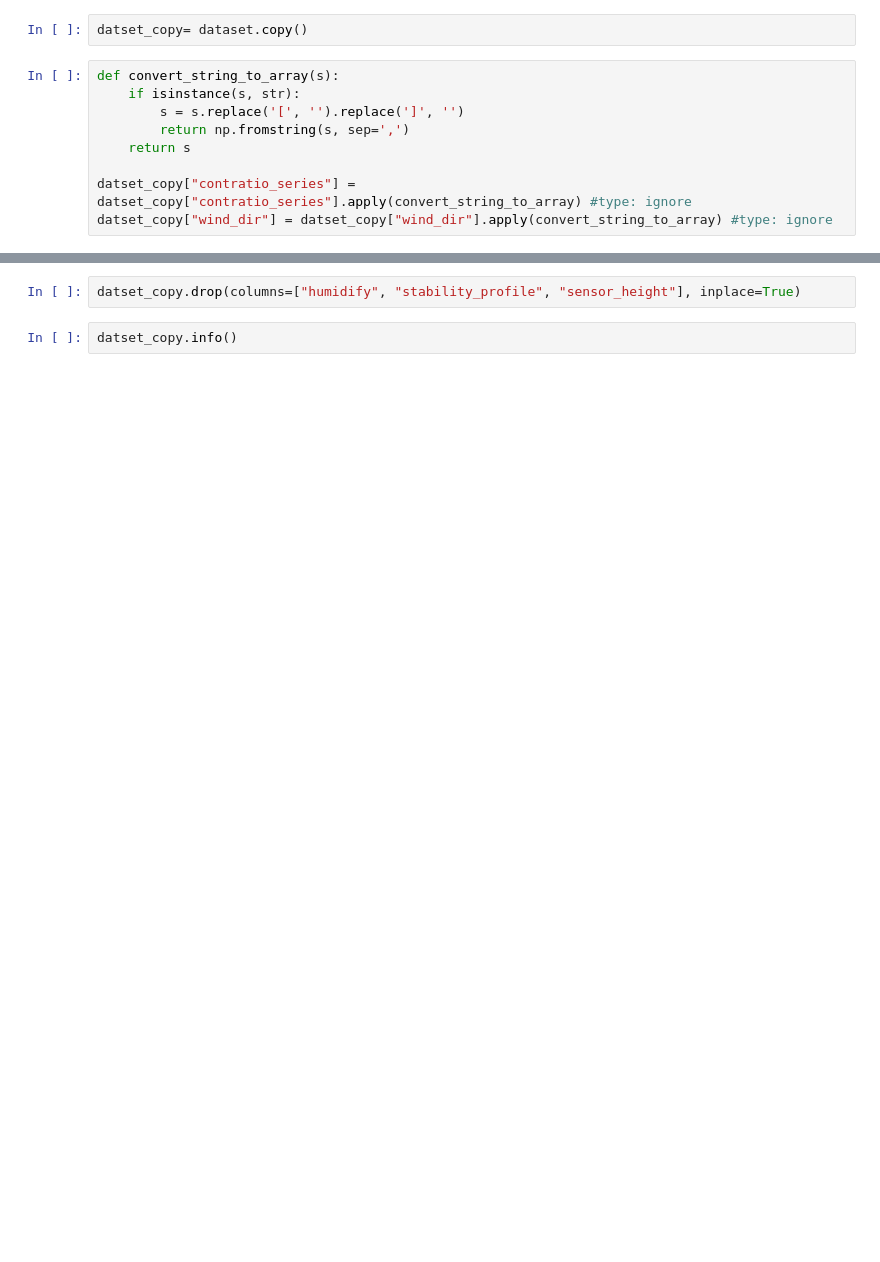
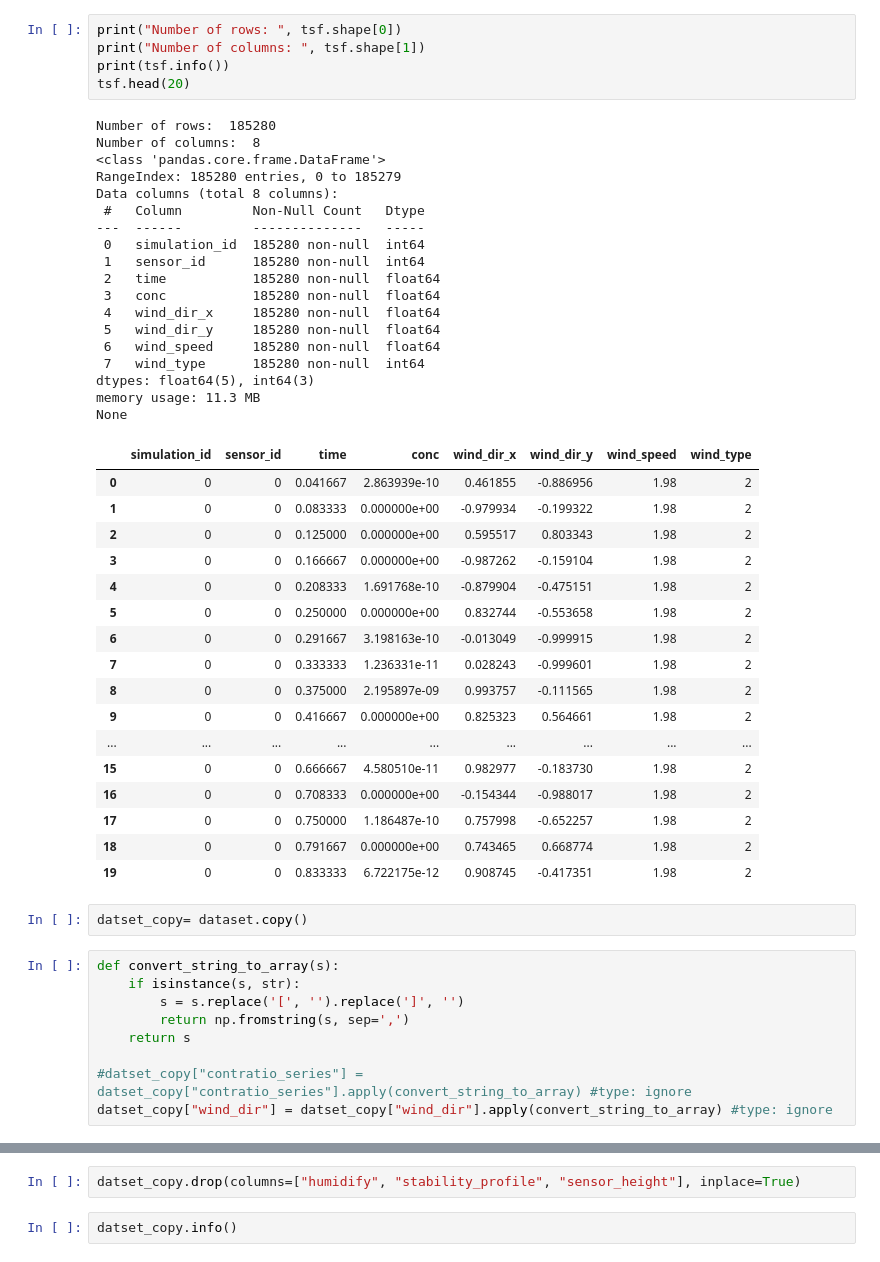
Before and after one commit to minicla03/PENTION, a Jupyter notebook: EmissionSouceLocalization/emission_source.ipynb, the cells around one changed output, grey strips where cells are left out. Cells and saved outputs as stored; diff of their text form; blank space fills up the shorter version.

```diff
--- a/EmissionSouceLocalization/emission_source.ipynb
+++ b/EmissionSouceLocalization/emission_source.ipynb
@@ -48,3 +56,44 @@ Index(['simulation_id', 'sensor_id', 'sensor_x', 'sensor_y', 'sensor_noise',
+# %%
+print("Number of rows: ", tsf.shape[0])
+print("Number of columns: ", tsf.shape[1])
+print(tsf.info())
+tsf.head(20)
+# %% [output]
+Number of rows:  185280
+Number of columns:  8
+<class 'pandas.core.frame.DataFrame'>
+RangeIndex: 185280 entries, 0 to 185279
+Data columns (total 8 columns):
+ #   Column         Non-Null Count   Dtype
+---  ------         --------------   -----
+ 0   simulation_id  185280 non-null  int64
+ 1   sensor_id      185280 non-null  int64
+ 2   time           185280 non-null  float64
+ 3   conc           185280 non-null  float64
+ 4   wind_dir_x     185280 non-null  float64
+ 5   wind_dir_y     185280 non-null  float64
+ 6   wind_speed     185280 non-null  float64
+ 7   wind_type      185280 non-null  int64
+dtypes: float64(5), int64(3)
+memory usage: 11.3 MB
+None
+|  | simulation_id | sensor_id | time | conc | wind_dir_x | wind_dir_y | wind_speed | wind_type |
+| 0 | 0 | 0 | 0.041667 | 2.863939e-10 | 0.461855 | -0.886956 | 1.98 | 2 |
+| 1 | 0 | 0 | 0.083333 | 0.000000e+00 | -0.979934 | -0.199322 | 1.98 | 2 |
+| 2 | 0 | 0 | 0.125000 | 0.000000e+00 | 0.595517 | 0.803343 | 1.98 | 2 |
+| 3 | 0 | 0 | 0.166667 | 0.000000e+00 | -0.987262 | -0.159104 | 1.98 | 2 |
+| 4 | 0 | 0 | 0.208333 | 1.691768e-10 | -0.879904 | -0.475151 | 1.98 | 2 |
+| 5 | 0 | 0 | 0.250000 | 0.000000e+00 | 0.832744 | -0.553658 | 1.98 | 2 |
+| 6 | 0 | 0 | 0.291667 | 3.198163e-10 | -0.013049 | -0.999915 | 1.98 | 2 |
+| 7 | 0 | 0 | 0.333333 | 1.236331e-11 | 0.028243 | -0.999601 | 1.98 | 2 |
+| 8 | 0 | 0 | 0.375000 | 2.195897e-09 | 0.993757 | -0.111565 | 1.98 | 2 |
+| 9 | 0 | 0 | 0.416667 | 0.000000e+00 | 0.825323 | 0.564661 | 1.98 | 2 |
+| ... | ... | ... | ... | ... | ... | ... | ... | ... |
+| 15 | 0 | 0 | 0.666667 | 4.580510e-11 | 0.982977 | -0.183730 | 1.98 | 2 |
+| 16 | 0 | 0 | 0.708333 | 0.000000e+00 | -0.154344 | -0.988017 | 1.98 | 2 |
+| 17 | 0 | 0 | 0.750000 | 1.186487e-10 | 0.757998 | -0.652257 | 1.98 | 2 |
+| 18 | 0 | 0 | 0.791667 | 0.000000e+00 | 0.743465 | 0.668774 | 1.98 | 2 |
+| 19 | 0 | 0 | 0.833333 | 6.722175e-12 | 0.908745 | -0.417351 | 1.98 | 2 |
 # %%
 datset_copy= dataset.copy()
 # %%
@@ -54,7 +103,7 @@ def convert_string_to_array(s):
         return np.fromstring(s, sep=',')
     return s
 
-datset_copy["contratio_series"] = datset_copy["contratio_series"].apply(convert_string_to_array) #type: ignore
+#datset_copy["contratio_series"] = datset_copy["contratio_series"].apply(convert_string_to_array) #type: ignore
 datset_copy["wind_dir"] = datset_copy["wind_dir"].apply(convert_string_to_array) #type: ignore
 # %%
 datset_copy["wind_dir"]
```
Also changed, not shown: parts of 19 cells of this notebook, 6 other files.
